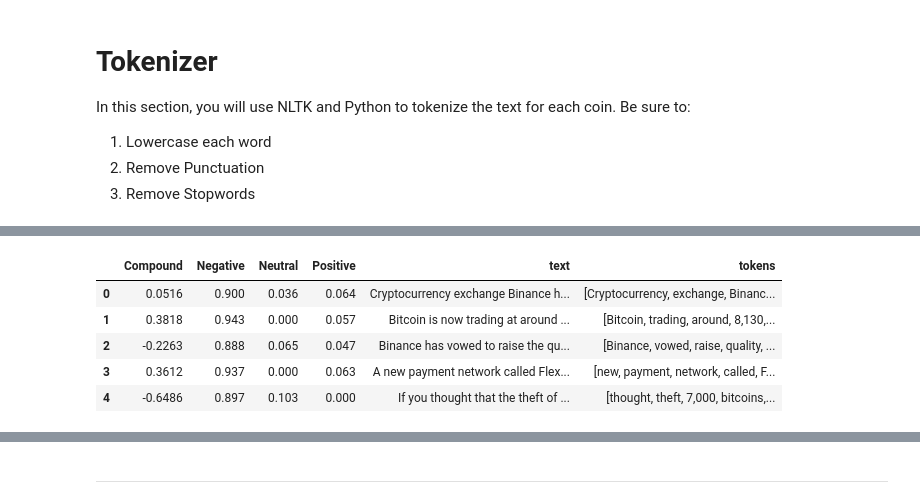
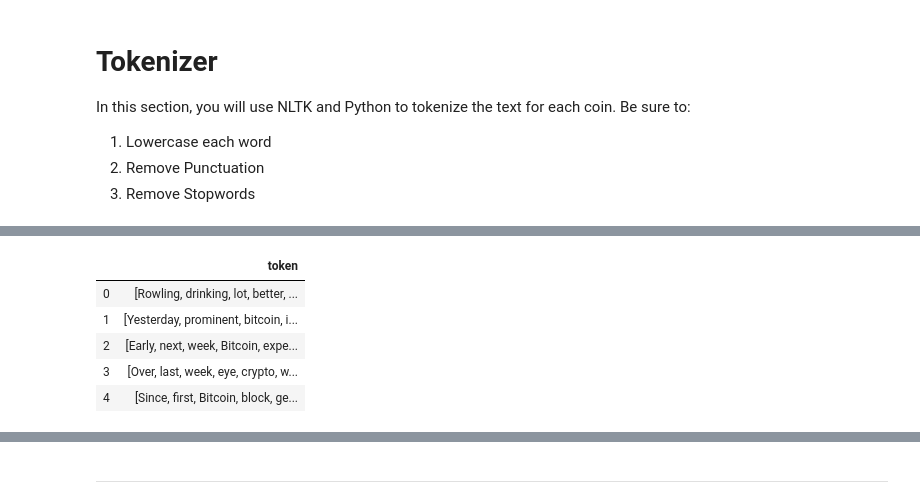
Before and after one commit to awanzek/nlp_homework, a Jupyter notebook: crypto_sentiment.ipynb, the cells around one changed output, grey strips where cells are left out. Drawn from its saved outputs; the diff is of its cells as text; code cells hidden in the pictures.

Commit message:
udpated tokenizer function to get tokens for each row of sentiment dataframe. now having issues with ngrams

```diff
--- a/crypto_sentiment.ipynb
+++ b/crypto_sentiment.ipynb
@@ -216,0 +223,3 @@ KeyError: "J.K. Rowling has been drinking a lot and you'd better believe she has
+# %%
+btc_tokens=tokenizer(btc_sentiment_df)
+btc_tokens[0]
@@ -217,9 +234,12 @@ KeyError: "J.K. Rowling has been drinking a lot and you'd better believe she has
 # %%
 # Create a new tokens column for bitcoin
+from pandas import DataFrame
+btc_tokens_df=pd.DataFrame(btc_tokens)
+btc_tokens_df.head()
 # %% [output]
-|  | Compound | Negative | Neutral | Positive | text | tokens |
-| 0 | 0.0516 | 0.900 | 0.036 | 0.064 | Cryptocurrency exchange Binance h... | [Cryptocurrency, exchange, Binanc... |
-| 1 | 0.3818 | 0.943 | 0.000 | 0.057 | Bitcoin is now trading at around ... | [Bitcoin, trading, around, 8,130,... |
-| 2 | -0.2263 | 0.888 | 0.065 | 0.047 | Binance has vowed to raise the qu... | [Binance, vowed, raise, quality, ... |
-| 3 | 0.3612 | 0.937 | 0.000 | 0.063 | A new payment network called Flex... | [new, payment, network, called, F... |
-| 4 | -0.6486 | 0.897 | 0.103 | 0.000 | If you thought that the theft of ... | [thought, theft, 7,000, bitcoins,... |
+|  | token |
+| 0 | [Rowling, drinking, lot, better, ... |
+| 1 | [Yesterday, prominent, bitcoin, i... |
+| 2 | [Early, next, week, Bitcoin, expe... |
+| 3 | [Over, last, week, eye, crypto, w... |
+| 4 | [Since, first, Bitcoin, block, ge... |
```
Also changed, not shown: parts of 18 cells of this notebook.
